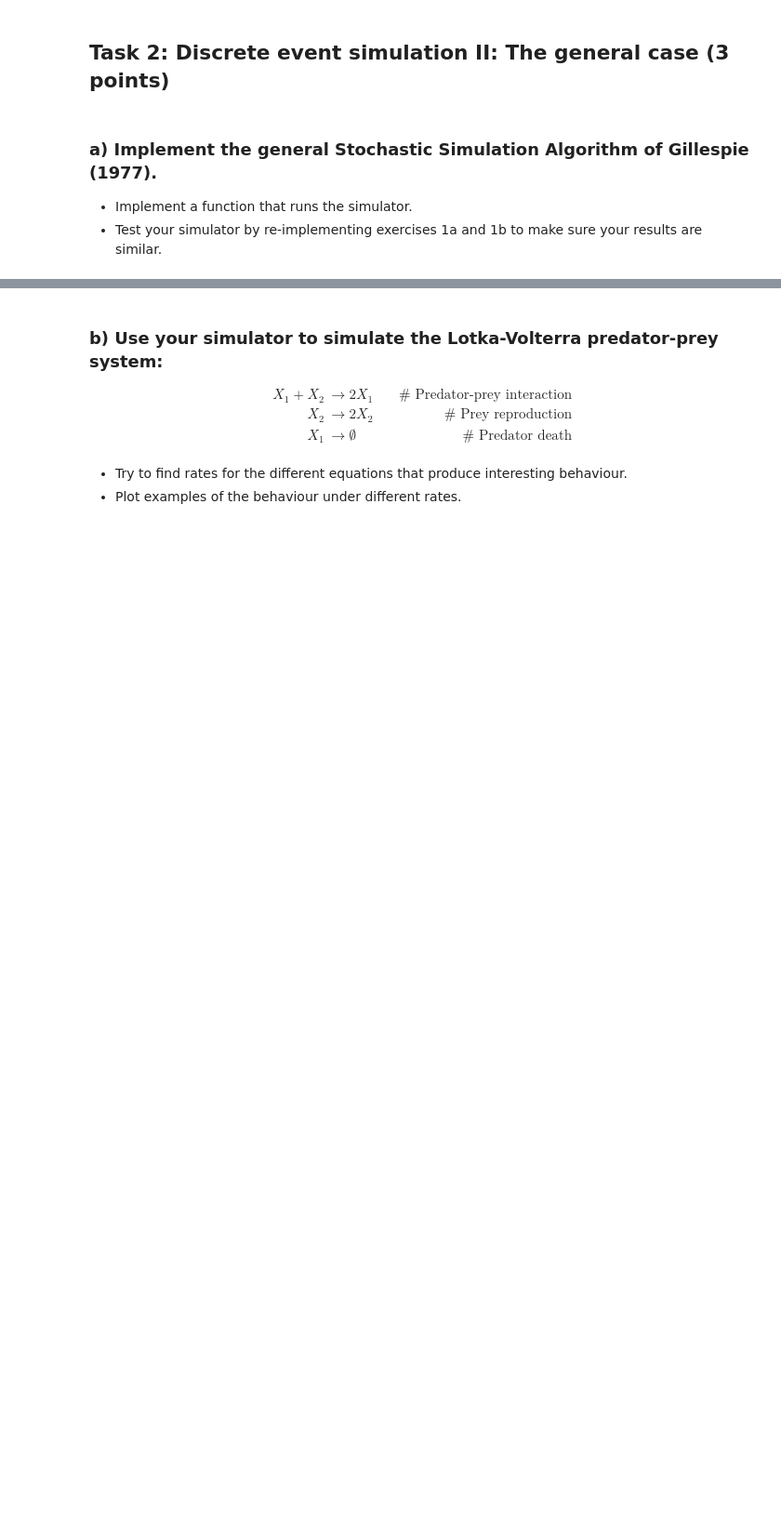
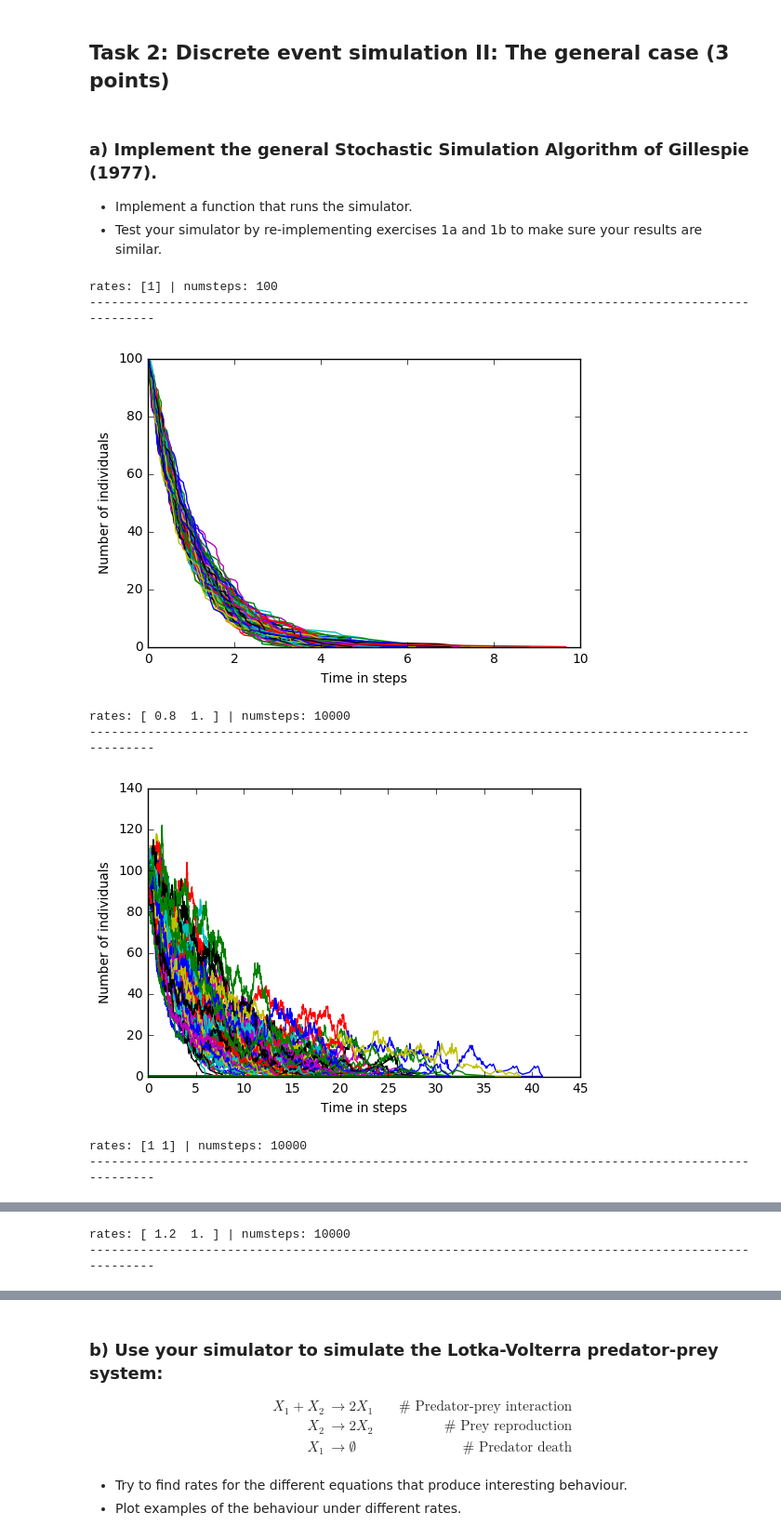
Before and after one commit to belochka/Bioinf, a Jupyter notebook: DynamicNetworkSimulation.ipynb, the cells around one changed output, grey strips where cells are left out. Shown at 93% size. Cells and saved outputs as stored; diff of their text form; code cells hidden in the pictures; blank space fills up the shorter version.

```diff
--- a/DynamicNetworkSimulation.ipynb
+++ b/DynamicNetworkSimulation.ipynb
@@ -378,3 +397,57 @@ def stochastic_simulation_algorithm(initstate, inputs, outputs, rates, numsteps)
             state[k] += outputs[mu][k]
         Nhist[i+1,:] = state
     return (Thist, Nhist)
+# %%
+def run_scenario_2a(initstate, inputs, outputs, rates, numsteps, showPlot):
+    print('rates:', rates, '| numsteps:', numsteps)
+    print('----------------------------------------------------------------------------------------------------')
+
+    for i in range(100):
+        Thist, Nhist = stochastic_simulation_algorithm(initstate, inputs, outputs, rates, numsteps)
+        plt.plot(Thist, Nhist)
+
+    plt.xlabel('Time in steps')
+    plt.ylabel('Number of individuals')
+    plt.show()
+
+
+# Use the stochastic_simulation_algorithm() function for 1a)
+initstate = np.array([100])
+inputs = np.zeros((1,1))
+inputs[0][0] = 1
+outputs = np.zeros((1,1))
+outputs[0][0] = 0
+numsteps = 100
+rates = np.array([1])
+# Format: (initstate, inputs, outputs, rates, numsteps, showPlot)
+run_scenario_2a(initstate, inputs, outputs, rates, numsteps, True)
+
+
+# Use the stochastic_simulation_algorithm() function for 1b)
+initstate = np.array([100])
+inputs = np.zeros((2,1))
+inputs[0][0] = 1
+inputs[1][0] = 1
+outputs = np.zeros((2,1))
+outputs[0][0] = 2
+outputs[1][0] = 0
+rates = rates = np.array([0.8,1])
+# Format: (initstate, inputs, outputs, rates, numsteps, showPlot)
+run_scenario_2a(initstate, inputs, outputs, rates, 10000, True)
+
+rates = rates = np.array([1,1])
+# Format: (initstate, inputs, outputs, rates, numsteps, showPlot)
+run_scenario_2a(initstate, inputs, outputs, rates, 10000, True)
+
+rates = rates = np.array([1.2,1])
+# Format: (initstate, inputs, outputs, rates, numsteps, showPlot)
+run_scenario_2a(initstate, inputs, outputs, rates, 10000, True)
+# %% [output]
+rates: [1] | numsteps: 100
+----------------------------------------------------------------------------------------------------
+[figure, added]
+rates: [ 0.8  1. ] | numsteps: 10000
+----------------------------------------------------------------------------------------------------
+[figure, added]
+rates: [1 1] | numsteps: 10000
+----------------------------------------------------------------------------------------------------
@@ -380,0 +455,2 @@ def stochastic_simulation_algorithm(initstate, inputs, outputs, rates, numsteps)
+rates: [ 1.2  1. ] | numsteps: 10000
+----------------------------------------------------------------------------------------------------
```
Also changed, not shown: parts of 18 cells of this notebook.
